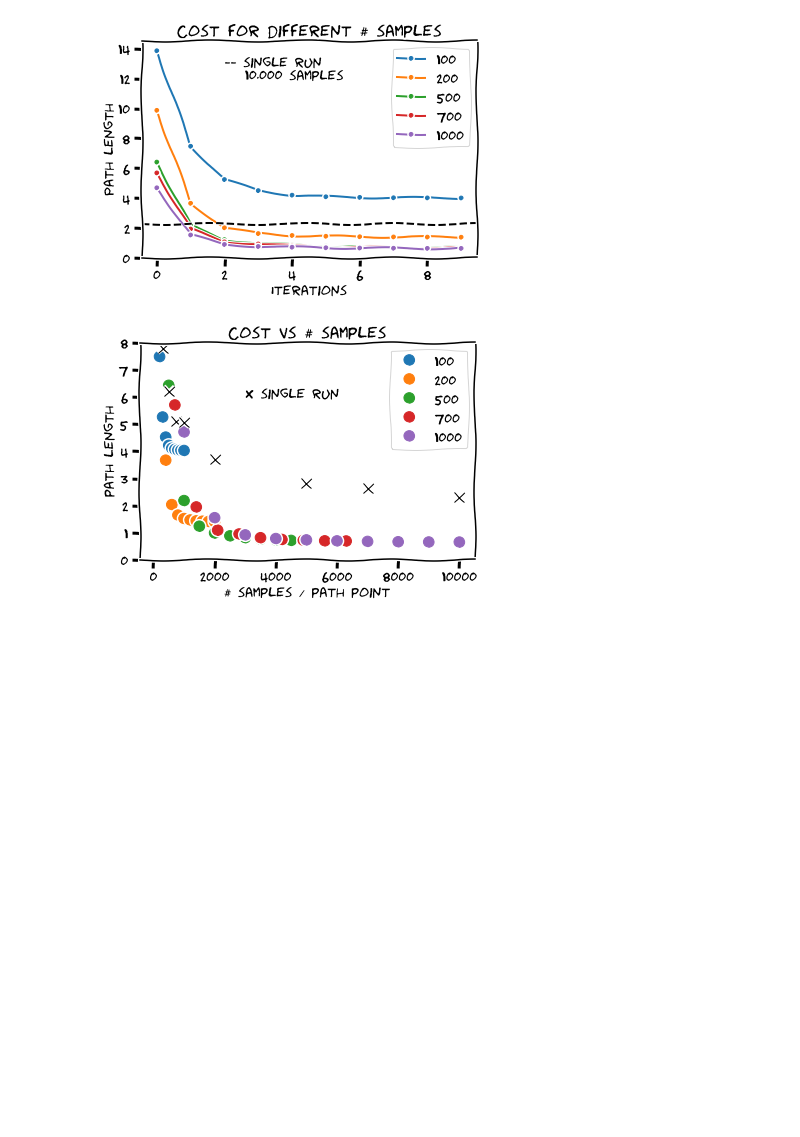
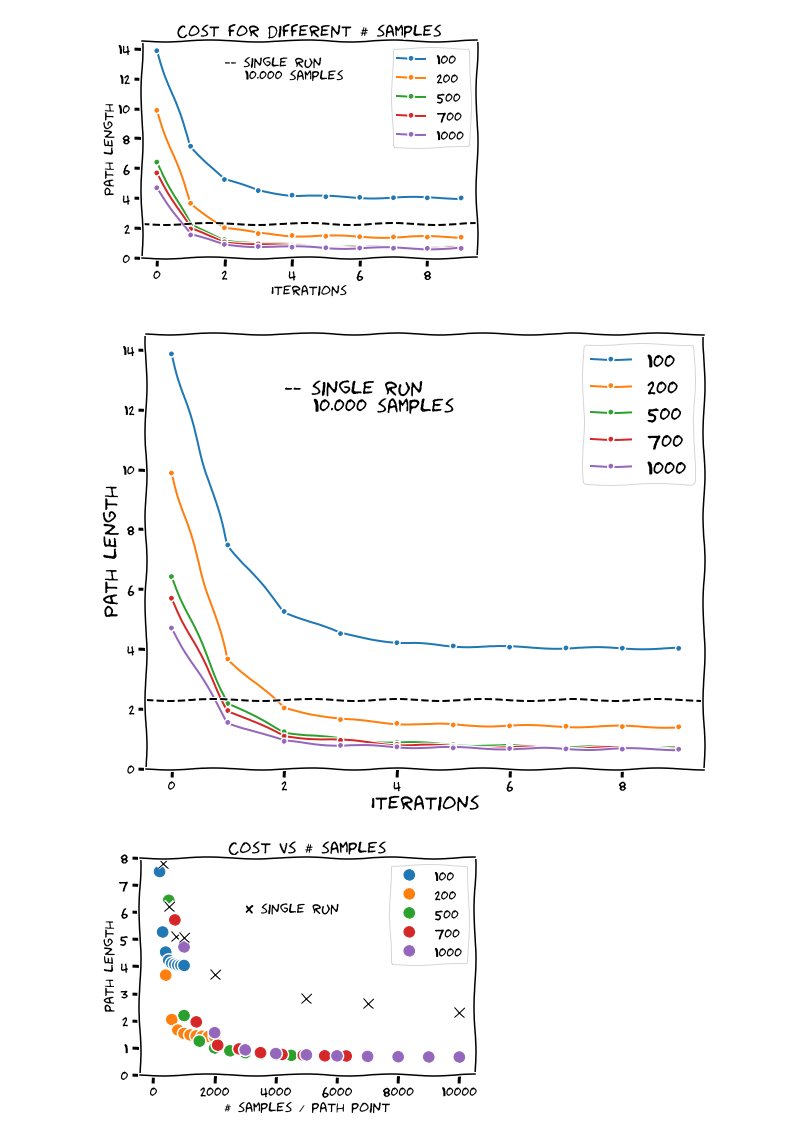
Before and after one commit to JeroenDM/deprecated-acrobotics, a Jupyter notebook: notebooks/iterative_grid_refining.ipynb, the cells around one changed output. Cells and saved outputs as stored; diff of their text form; code cells hidden in the pictures; blank space fills up the shorter version.

```diff
--- a/notebooks/iterative_grid_refining.ipynb
+++ b/notebooks/iterative_grid_refining.ipynb
@@ -103,6 +103,23 @@ with plt.xkcd():
 plt.show()
 # %% [output]
 [figure]
+# %%
+with plt.xkcd():
+    fig, ax = plt.subplots(figsize=(10, 8))
+    opts = '.-'
+    for c in cost_iter:
+        ax.plot(c, opts)
+
+    ax.axhline(2.30541, linestyle='--', color='k')
+    ax.text(2, 12, '-- single run\n   10.000 samples', fontsize=20)
+
+    ax.set_xlabel('Iterations', fontsize=20)
+    ax.set_ylabel('Path length', fontsize=20)
+    #ax.set_title('Path lenght vs # samples'.format(num_samples))
+    ax.legend(['100', '200', '500', '700', '1000'], fontsize=20)
+plt.show()
+# %% [output]
+[figure, added]
 # %%
 it = np.array(range(1, 11))
 s = np.array([100, 200, 500, 700, 1000])
```
Also changed, not shown: 5 other files.
